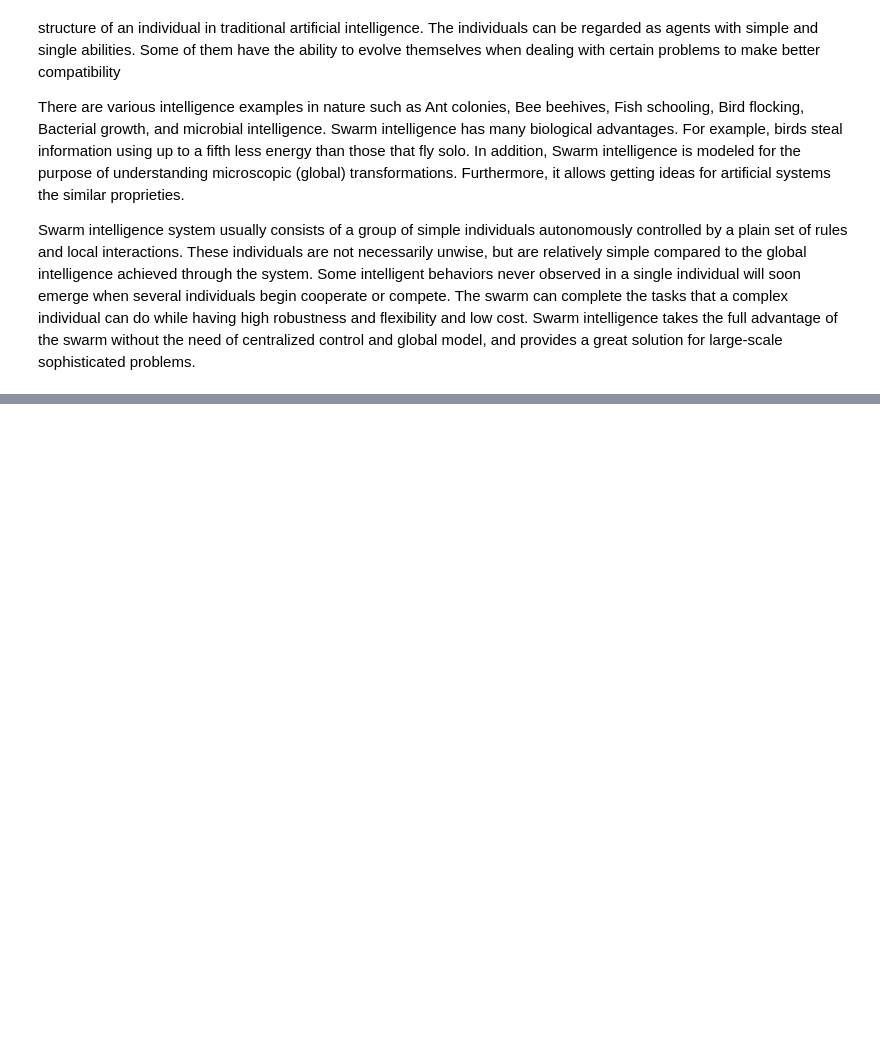
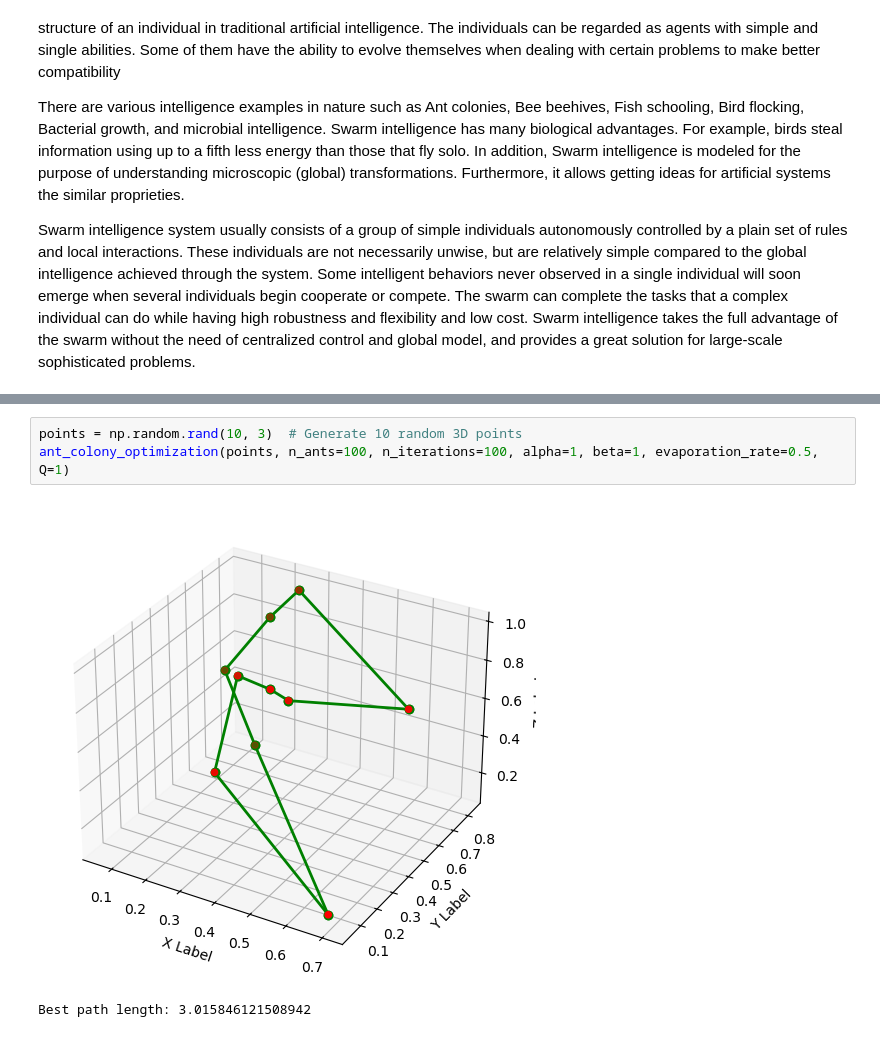
Before and after one commit to feradvk24/Math-Concepts-for-Developers, a Jupyter notebook: Course-Project/Ant Colony Optimization.ipynb, the cells around one changed output, grey strips where cells are left out. Saved outputs shown, nothing was run; the diff lists cells and outputs as text; blank space fills up the shorter version.

```diff
--- a/Course-Project/Ant Colony Optimization.ipynb
+++ b/Course-Project/Ant Colony Optimization.ipynb
@@ -93,0 +243,6 @@ $\Delta\tau_{i,j}$ is the amount of pheromone deposited. $\Delta\tau_{i,j}$ =  $
+# %%
+points = np.random.rand(10, 3)  # Generate 10 random 3D points
+ant_colony_optimization(points, n_ants=100, n_iterations=100, alpha=1, beta=1, evaporation_rate=0.5, Q=1)
+# %% [output]
+[figure, added]
+Best path length: 3.015846121508942
```
Also changed, not shown: parts of 13 cells of this notebook, 1 other file.
